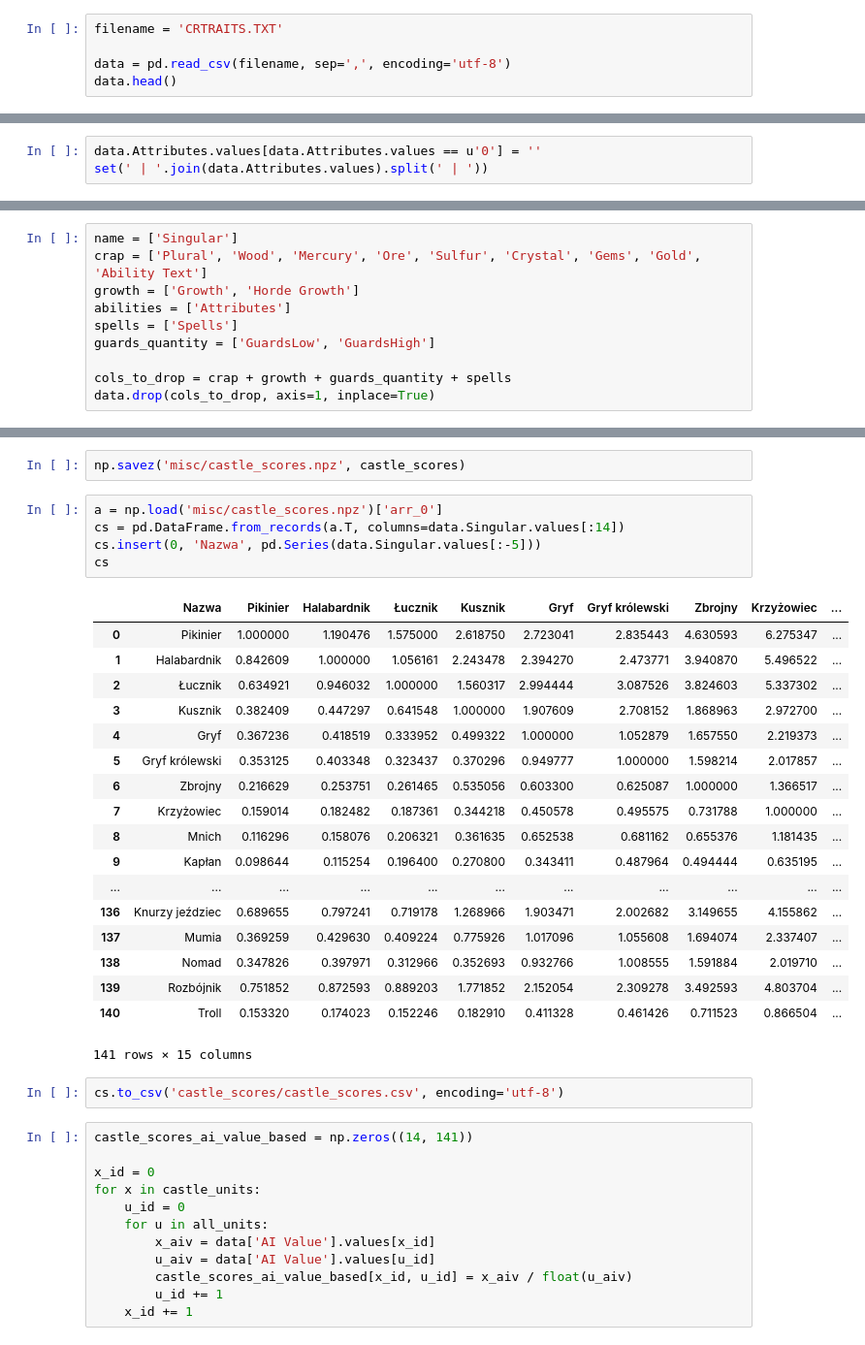
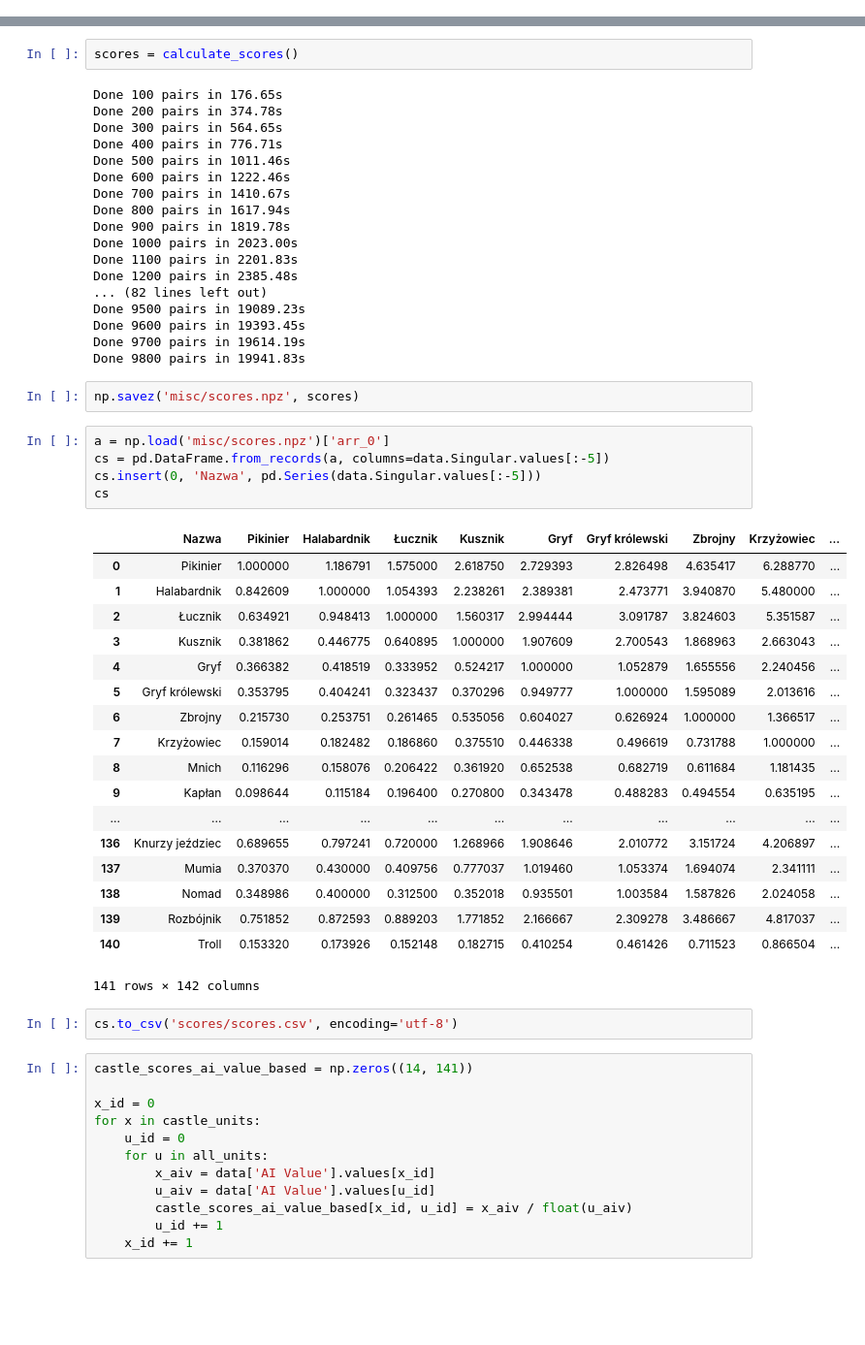
Before and after one commit to maciek16180/h3-fight-sim, a Jupyter notebook: combat_sim.ipynb, the cells around one changed output, grey strips where cells are left out. Shown at 97% size. Drawn from its saved outputs; the diff is of its cells as text; blank space fills up the shorter version.

Commit message:
split into smaller files, calculated all scores

```diff
--- a/combat_sim.ipynb
+++ b/combat_sim.ipynb
@@ -12,5 +0,0 @@ from threading import Thread
-# %%
-filename = 'CRTRAITS.TXT'
-
-data = pd.read_csv(filename, sep=',', encoding='utf-8')
-data.head()
@@ -25,3 +0,0 @@ data.head()
-# %%
-data.Attributes.values[data.Attributes.values == u'0'] = ''
-set(' | '.join(data.Attributes.values).split(' | '))
@@ -57,10 +0,0 @@ keywords = {'DOUBLE_WIDE',
-# %%
-name = ['Singular']
-crap = ['Plural', 'Wood', 'Mercury', 'Ore', 'Sulfur', 'Crystal', 'Gems', 'Gold', 'Ability Text']
-growth = ['Growth', 'Horde Growth']
-abilities = ['Attributes']
-spells = ['Spells']
-guards_quantity = ['GuardsLow', 'GuardsHigh']
-
-cols_to_drop = crap + growth + guards_quantity + spells
-data.drop(cols_to_drop, axis=1, inplace=True)
@@ -676,31 +36,51 @@ Done 1960 pairs in 3789.27s
+# %%
+scores = calculate_scores()
+# %% [output]
+Done 100 pairs in 176.65s
+Done 200 pairs in 374.78s
+Done 300 pairs in 564.65s
+Done 400 pairs in 776.71s
+Done 500 pairs in 1011.46s
+Done 600 pairs in 1222.46s
+Done 700 pairs in 1410.67s
+Done 800 pairs in 1617.94s
+Done 900 pairs in 1819.78s
+Done 1000 pairs in 2023.00s
+Done 1100 pairs in 2201.83s
+Done 1200 pairs in 2385.48s
+... (82 lines left out)
+Done 9500 pairs in 19089.23s
+Done 9600 pairs in 19393.45s
+Done 9700 pairs in 19614.19s
+Done 9800 pairs in 19941.83s
 # %%
-np.savez('misc/castle_scores.npz', castle_scores)
+np.savez('misc/scores.npz', scores)
 # %%
-a = np.load('misc/castle_scores.npz')['arr_0']
-cs = pd.DataFrame.from_records(a.T, columns=data.Singular.values[:14])
+a = np.load('misc/scores.npz')['arr_0']
+cs = pd.DataFrame.from_records(a, columns=data.Singular.values[:-5])
 cs.insert(0, 'Nazwa', pd.Series(data.Singular.values[:-5]))
 cs
 # %% [output]
 |  | Nazwa | Pikinier | Halabardnik | Łucznik | Kusznik | Gryf | Gryf królewski | Zbrojny | Krzyżowiec | ... |
-| 0 | Pikinier | 1.000000 | 1.190476 | 1.575000 | 2.618750 | 2.723041 | 2.835443 | 4.630593 | 6.275347 | ... |
-| 1 | Halabardnik | 0.842609 | 1.000000 | 1.056161 | 2.243478 | 2.394270 | 2.473771 | 3.940870 | 5.496522 | ... |
-| 2 | Łucznik | 0.634921 | 0.946032 | 1.000000 | 1.560317 | 2.994444 | 3.087526 | 3.824603 | 5.337302 | ... |
-| 3 | Kusznik | 0.382409 | 0.447297 | 0.641548 | 1.000000 | 1.907609 | 2.708152 | 1.868963 | 2.972700 | ... |
-| 4 | Gryf | 0.367236 | 0.418519 | 0.333952 | 0.499322 | 1.000000 | 1.052879 | 1.657550 | 2.219373 | ... |
-| 5 | Gryf królewski | 0.353125 | 0.403348 | 0.323437 | 0.370296 | 0.949777 | 1.000000 | 1.598214 | 2.017857 | ... |
-| 6 | Zbrojny | 0.216629 | 0.253751 | 0.261465 | 0.535056 | 0.603300 | 0.625087 | 1.000000 | 1.366517 | ... |
-| 7 | Krzyżowiec | 0.159014 | 0.182482 | 0.187361 | 0.344218 | 0.450578 | 0.495575 | 0.731788 | 1.000000 | ... |
-| 8 | Mnich | 0.116296 | 0.158076 | 0.206321 | 0.361635 | 0.652538 | 0.681162 | 0.655376 | 1.181435 | ... |
-| 9 | Kapłan | 0.098644 | 0.115254 | 0.196400 | 0.270800 | 0.343411 | 0.487964 | 0.494444 | 0.635195 | ... |
+| 0 | Pikinier | 1.000000 | 1.186791 | 1.575000 | 2.618750 | 2.729393 | 2.826498 | 4.635417 | 6.288770 | ... |
+| 1 | Halabardnik | 0.842609 | 1.000000 | 1.054393 | 2.238261 | 2.389381 | 2.473771 | 3.940870 | 5.480000 | ... |
+| 2 | Łucznik | 0.634921 | 0.948413 | 1.000000 | 1.560317 | 2.994444 | 3.091787 | 3.824603 | 5.351587 | ... |
+| 3 | Kusznik | 0.381862 | 0.446775 | 0.640895 | 1.000000 | 1.907609 | 2.700543 | 1.868963 | 2.663043 | ... |
+| 4 | Gryf | 0.366382 | 0.418519 | 0.333952 | 0.524217 | 1.000000 | 1.052879 | 1.655556 | 2.240456 | ... |
+| 5 | Gryf królewski | 0.353795 | 0.404241 | 0.323437 | 0.370296 | 0.949777 | 1.000000 | 1.595089 | 2.013616 | ... |
+| 6 | Zbrojny | 0.215730 | 0.253751 | 0.261465 | 0.535056 | 0.604027 | 0.626924 | 1.000000 | 1.366517 | ... |
+| 7 | Krzyżowiec | 0.159014 | 0.182482 | 0.186860 | 0.375510 | 0.446338 | 0.496619 | 0.731788 | 1.000000 | ... |
+| 8 | Mnich | 0.116296 | 0.158076 | 0.206422 | 0.361920 | 0.652538 | 0.682719 | 0.611684 | 1.181435 | ... |
+| 9 | Kapłan | 0.098644 | 0.115184 | 0.196400 | 0.270800 | 0.343478 | 0.488283 | 0.494554 | 0.635195 | ... |
 | ... | ... | ... | ... | ... | ... | ... | ... | ... | ... | ... |
-| 136 | Knurzy jeździec | 0.689655 | 0.797241 | 0.719178 | 1.268966 | 1.903471 | 2.002682 | 3.149655 | 4.155862 | ... |
-| 137 | Mumia | 0.369259 | 0.429630 | 0.409224 | 0.775926 | 1.017096 | 1.055608 | 1.694074 | 2.337407 | ... |
-| 138 | Nomad | 0.347826 | 0.397971 | 0.312966 | 0.352693 | 0.932766 | 1.008555 | 1.591884 | 2.019710 | ... |
-| 139 | Rozbójnik | 0.751852 | 0.872593 | 0.889203 | 1.771852 | 2.152054 | 2.309278 | 3.492593 | 4.803704 | ... |
-| 140 | Troll | 0.153320 | 0.174023 | 0.152246 | 0.182910 | 0.411328 | 0.461426 | 0.711523 | 0.866504 | ... |
+| 136 | Knurzy jeździec | 0.689655 | 0.797241 | 0.720000 | 1.268966 | 1.908646 | 2.010772 | 3.151724 | 4.206897 | ... |
+| 137 | Mumia | 0.370370 | 0.430000 | 0.409756 | 0.777037 | 1.019460 | 1.053374 | 1.694074 | 2.341111 | ... |
+| 138 | Nomad | 0.348986 | 0.400000 | 0.312500 | 0.352018 | 0.935501 | 1.003584 | 1.587826 | 2.024058 | ... |
+| 139 | Rozbójnik | 0.751852 | 0.872593 | 0.889203 | 1.771852 | 2.166667 | 2.309278 | 3.486667 | 4.817037 | ... |
+| 140 | Troll | 0.153320 | 0.173926 | 0.152148 | 0.182715 | 0.410254 | 0.461426 | 0.711523 | 0.866504 | ... |
-141 rows × 15 columns
+141 rows × 142 columns
 # %%
-cs.to_csv('castle_scores/castle_scores.csv', encoding='utf-8')
+cs.to_csv('scores/scores.csv', encoding='utf-8')
 # %%
 castle_scores_ai_value_based = np.zeros((14, 141))
 
```
Also changed, not shown: parts of 17 cells of this notebook, 10 other files.
